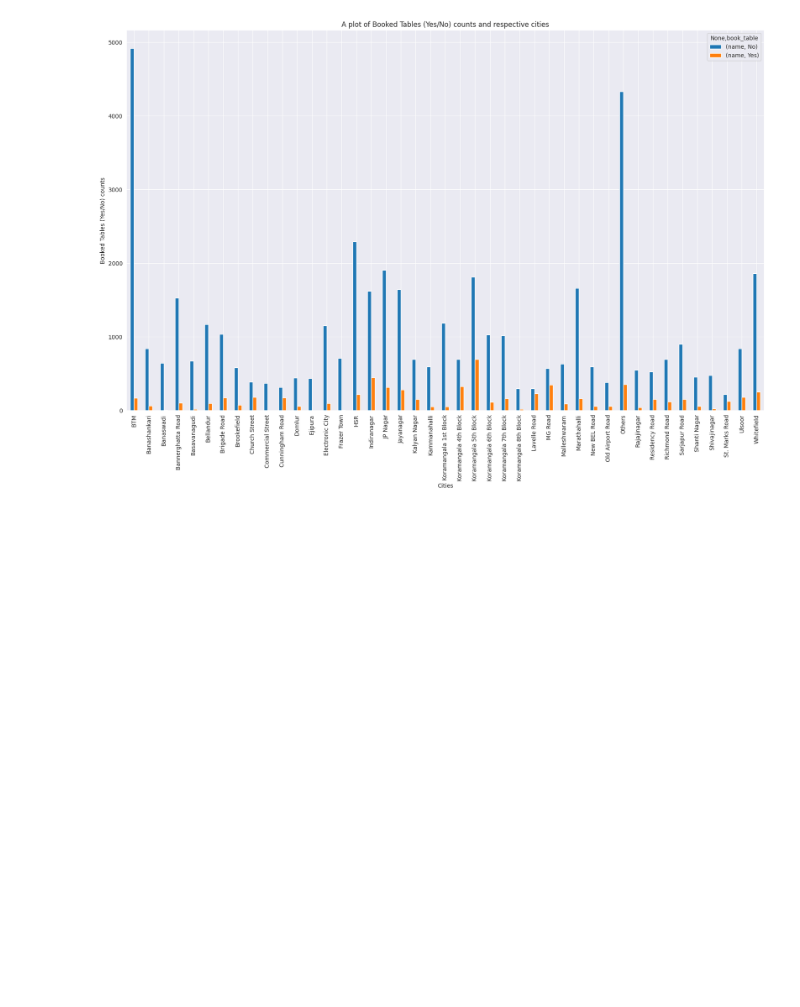
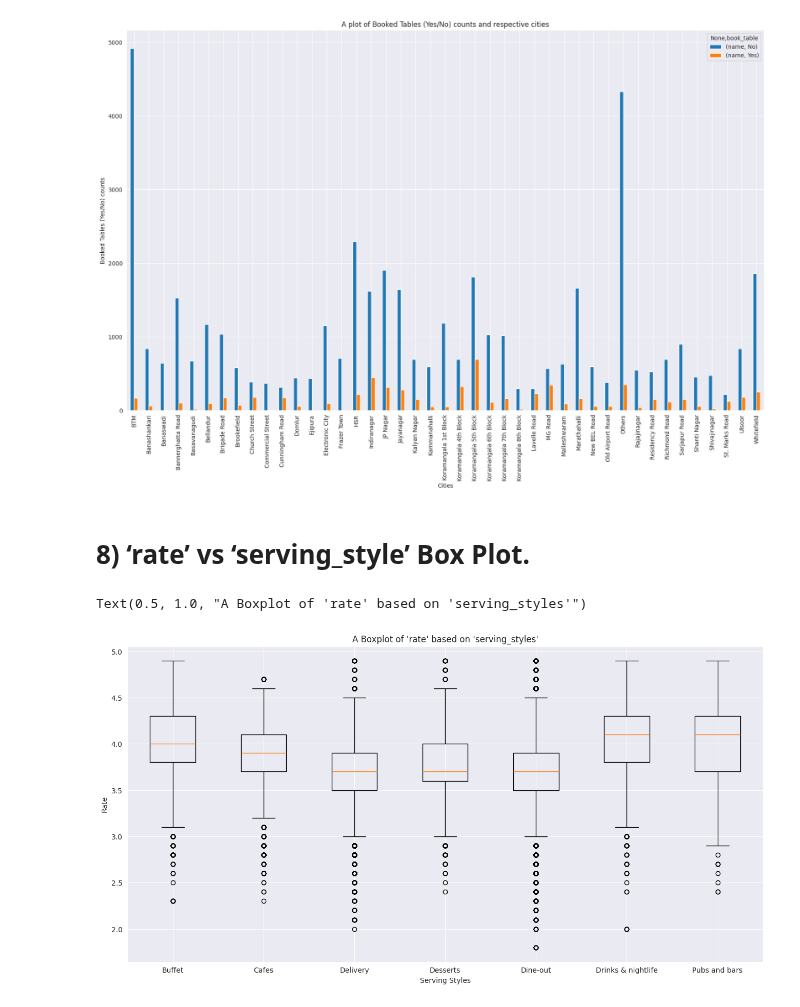
Before and after one commit to mutumagitonga/Zomato-Bangalore-Restaurants-Data-Analysis-Practice, a Jupyter notebook: zomato-data-analysis-and-visualization.ipynb, the cells around one changed output. Drawn from its saved outputs; the diff is of its cells as text; code cells hidden in the pictures; blank space fills up the shorter version.

Commit message:
A Boxplot of 'rate' based on 'serving_styles' categories

```diff
--- a/zomato-data-analysis-and-visualization.ipynb
+++ b/zomato-data-analysis-and-visualization.ipynb
@@ -967,3 +970,30 @@ plt.title("A plot of Booked Tables (Yes/No) counts and respective cities")
 # %% [output]
 Text(0.5, 1.0, 'A plot of Booked Tables (Yes/No) counts and respective cities')
 [figure]
+# %% [markdown]
+# 8) ‘rate’ vs ‘serving_style’ Box Plot.
+# %%
+#############################
+##MATPLOTLIB IMPLEMENTATION##
+#############################
+# Define plot size
+plt.figure(figsize=(16,8))
+
+# Plotting
+x_values = df['serving_style'].unique().tolist()
+data = [df[df['serving_style'] == serving_style]['rate'] for serving_style in x_values]
+plt.boxplot(data, labels=x_values)
+
+# Set labels
+plt.xlabel("Serving Styles")
+plt.ylabel("Rate")
+plt.title("A Boxplot of 'rate' based on 'serving_styles'")
+
+# # ##########################
+# # ##SEABORN IMPLEMENTATION##
+# # ##########################
+# plt.figure(figsize=(20,10))
+# sns.boxplot(x='serving_style', y='rate', data=df, palette='inferno', hue='serving_style', legend=False)
+# %% [output]
+Text(0.5, 1.0, "A Boxplot of 'rate' based on 'serving_styles'")
+[figure, added]
```
Also changed, not shown: parts of 2 cells of this notebook.
